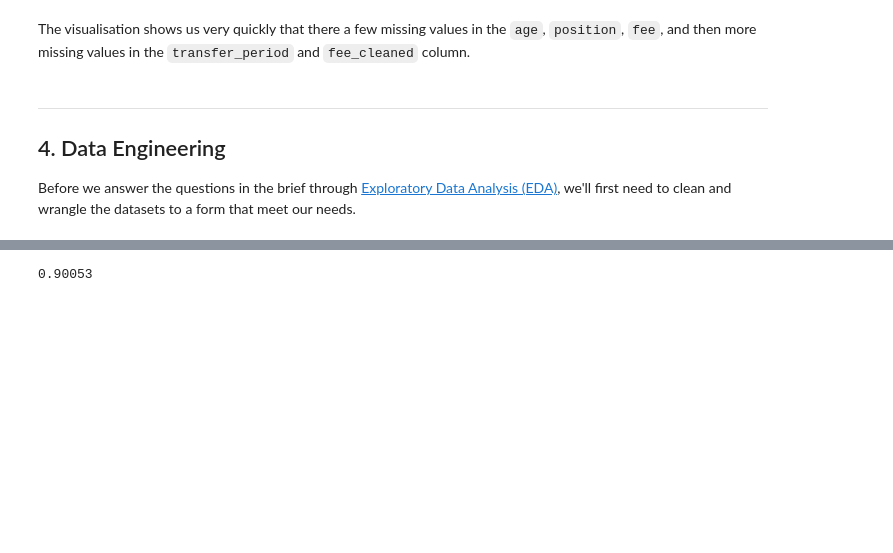
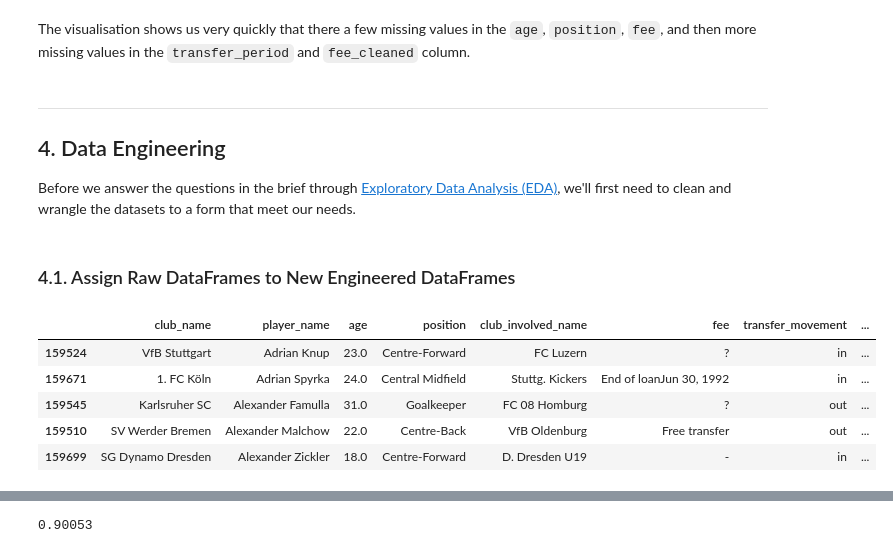
Before and after one commit to eddwebster/football_analytics, a Jupyter notebook: notebooks/3_data_engineering/TransferMarkt Player Recorded Transfer Fees Data Engineering.ipynb, the cells around one changed output, grey strips where cells are left out. Saved outputs shown, nothing was run; the diff lists cells and outputs as text; code cells hidden in the pictures; blank space fills up the shorter version.

```diff
--- a/notebooks/3_data_engineering/TransferMarkt Player Recorded Transfer Fees Data Engineering.ipynb
+++ b/notebooks/3_data_engineering/TransferMarkt Player Recorded Transfer Fees Data Engineering.ipynb
@@ -377,3 +455,5 @@ The visualisation shows us very quickly that there a few missing values in the `
 
 ## <a id='#section4'>4. Data Engineering</a>
 Before we answer the questions in the brief through [Exploratory Data Analysis (EDA)](#section5), we'll first need to clean and wrangle the datasets to a form that meet our needs.
+# %% [markdown]
+### <a id='#section4.1'>4.1. Assign Raw DataFrames to New Engineered DataFrames</a>
@@ -379,0 +463,9 @@ Before we answer the questions in the brief through [Exploratory Data Analysis (
+# %%
+df_tm_transfer_history_all.head()
+# %% [output]
+|  | club_name | player_name | age | position | club_involved_name | fee | transfer_movement | ... |
+| 159524 | VfB Stuttgart | Adrian Knup | 23.0 | Centre-Forward | FC Luzern | ? | in | ... |
+| 159671 | 1. FC Köln | Adrian Spyrka | 24.0 | Central Midfield | Stuttg. Kickers | End of loanJun 30, 1992 | in | ... |
+| 159545 | Karlsruher SC | Alexander Famulla | 31.0 | Goalkeeper | FC 08 Homburg | ? | out | ... |
+| 159510 | SV Werder Bremen | Alexander Malchow | 22.0 | Centre-Back | VfB Oldenburg | Free transfer | out | ... |
+| 159699 | SG Dynamo Dresden | Alexander Zickler | 18.0 | Centre-Forward | D. Dresden U19 | - | in | ... |
```
Also changed, not shown: parts of 65 cells of this notebook.
